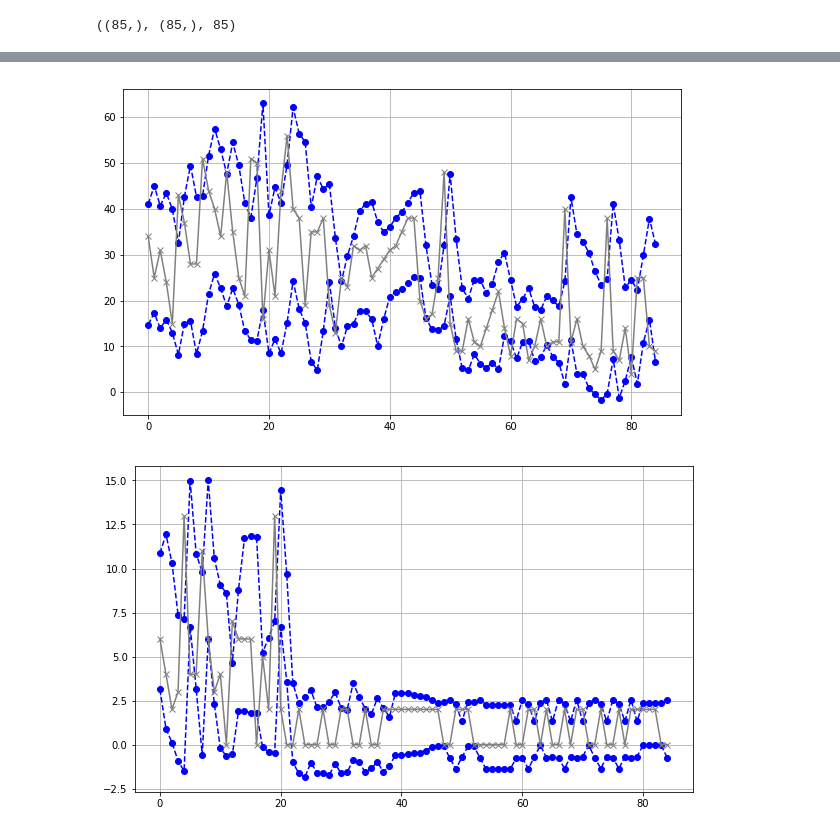
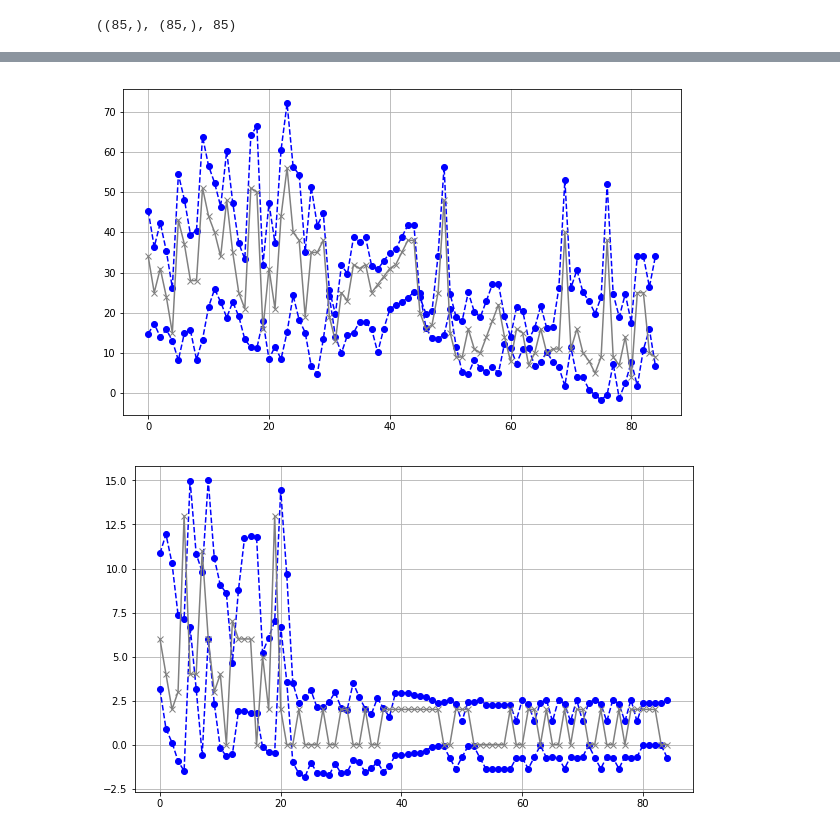
Before and after one commit to wzt3309/container-sim, a Jupyter notebook: predict/svm_predict.ipynb, the cells around one changed output, grey strips where cells are left out. Drawn from its saved outputs; the diff is of its cells as text; code cells hidden in the pictures.

```diff
--- a/predict/svm_predict.ipynb
+++ b/predict/svm_predict.ipynb
@@ -152,32 +327,32 @@ print(mean_absolute_error(yl_te, pl), mean_squared_error(yl_te, pl), r2_score(pl
 # %%
 # 滞后期数列 d>1 因为不能用当前点预测当前点
 # svm gamma取值范围[0.0001, 1] C取值范围[1,30]，这个范围之后用在
 diff = 3
-xu_tr, yu_tr = split_to_xy(tru_train, d=range(1,diff))
-xu_te, yu_te = split_to_xy(tru_test, d=range(1,diff))
+xu_tr, yu_tr = split_to_xy(tru_train, d=range(diff))
+xu_te, yu_te = split_to_xy(tru_test, d=range(diff))
 svru = svm.SVR(gamma=0.001, C=30)
 svru.fit(xu_tr, yu_tr)
 pu = svru.predict(xu_te)
 
 plt.figure(figsize=(10,6))
 # plt.subplot(121)
 plt.plot(pu, color='blue', marker='o', linestyle='--')
 # plt.subplot(122)
 # plt.plot(yu_te, color='gray', linestyle='--')
 
 xl_tr, yl_tr = split_to_xy(trl_train, d=range(1,diff))
 xl_te, yl_te = split_to_xy(trl_test, d=range(1,diff))
 svrl = svm.SVR(gamma=0.001, C=20)
 svrl.fit(xl_tr, yl_tr)
 pl = svrl.predict(xl_te)
 # plt.subplot(122)
 plt.plot(pl, color='blue', marker='o', linestyle='--')
 tmp = trend_ts[train_size+diff-1:]
 tmp.index = range(len(tmp))
 plt.plot(tmp, color='gray', marker='x')
 plt.grid()
 # %% [output]
-[figure, old version]
+[figure, new version]
 # %%
 # 滞后期数列 d>1 因为不能用当前点预测当前点
 # svm gamma取值范围[0.0001, 1] C取值范围[1,30]，这个范围之后用在
```
Also changed, not shown: parts of 12 cells of this notebook, 13 other files.
